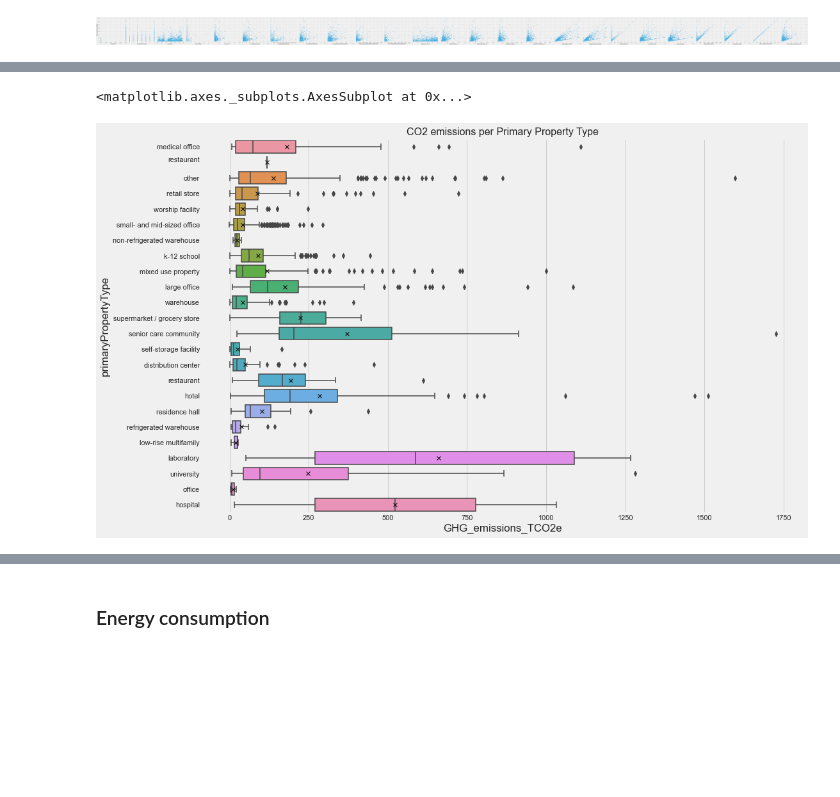
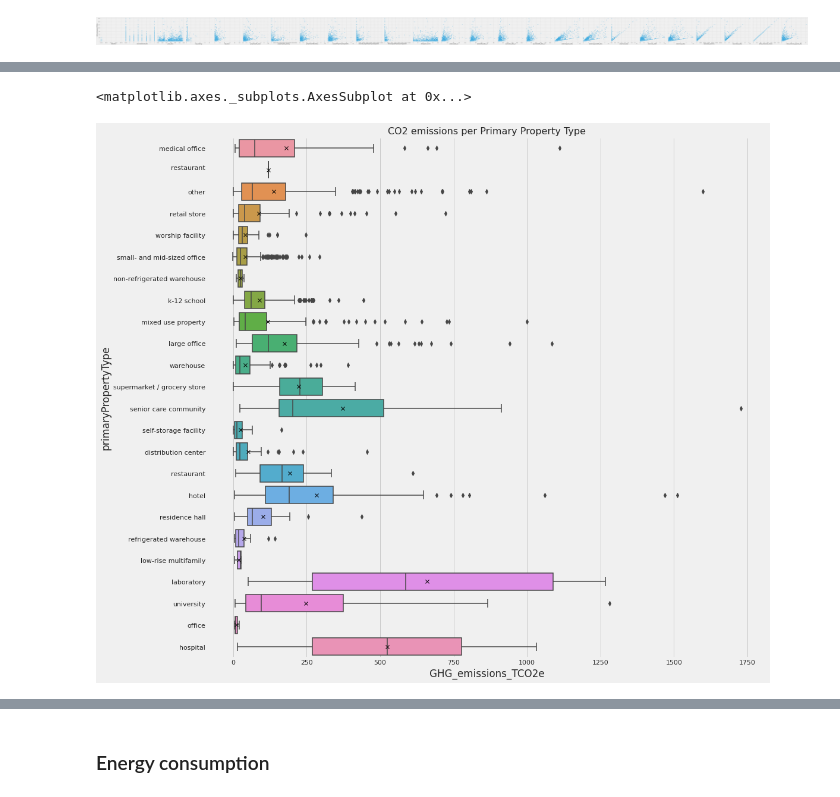
Before and after one commit to FlorianFormentini/OC_IML_P3_EnergyConsumption, a Jupyter notebook: Pelec_01_EDA.ipynb, the cells around one changed output, grey strips where cells are left out. Saved outputs shown, nothing was run; the diff lists cells and outputs as text; code cells hidden in the pictures; blank space fills up the shorter version.

Commit message:
better charts+preprocessing+tuning

```diff
--- a/Pelec_01_EDA.ipynb
+++ b/Pelec_01_EDA.ipynb
@@ -427,8 +416,7 @@ Remaining data : 1697 rows / 49 columns
 # %% [markdown]
 **Useless features**
 # %%
-cols = ['ListOfAllPropertyUseTypes', # list already broken down to the 3 biggest uses
-        'property_name',
+cols = ['property_name',
         'OSEBuildingID',
         'taxParcel_id',
         'address']
@@ -466,4 +449,9 @@ msno.bar(data)
 # %%
+# drop columns w/out data for 2015
+data.drop(columns=[col for col in data.columns if data[col][data['dataYear']==2015].isnull().all()], inplace=True)
+# drop columns w/out data for 2016
+data.drop(columns=[col for col in data.columns if data[col][data['dataYear']==2016].isnull().all()], inplace=True)
+
 # drop columns with less than 20% data
 data = data.dropna(axis=1, thresh= len(data)*0.2, how='all')
 # drop empty rows
@@ -476,4 +461,0 @@ Remaining data : 1697 rows / 32 columns
-# %%
-cols_to_fix = [col for col in data.columns if data[col][data['dataYear']==2016].isnull().all()]
-data.drop(columns=cols_to_fix, inplace=True)
-print("Remaining data : {} rows / {} columns".format(data.shape[0], data.shape[1]))
@@ -506,0 +503,30 @@ dtype: int64
+# %%
+# fill second and third property use type for buildingd which has only one type
+for idx in [idx for idx, r in data.iterrows() if r.propertyUseTypes_list and len(r.propertyUseTypes_list)==1]:
+    if data['LargestPropertyUseType'][idx] == np.nan:
+        data.at[idx,'LargestPropertyUseType'] = data['LargestPropertyUseType'][idx]
+
+    if type(data['SecondLargestPropertyUseType'][idx]) != str:
+        data.at[idx,'SecondLargestPropertyUseType'] = 'No secondary use'
+    if np.isnan(data['SecondLargestPropertyUseTypeGFA'][idx]):
+        data.at[idx,'SecondLargestPropertyUseTypeGFA'] = 0.
+
+    if type(data['ThirdLargestPropertyUseType'][idx]) != str:
+        data.at[idx,'ThirdLargestPropertyUseType'] = 'No third use'
+    if np.isnan(data['ThirdLargestPropertyUseTypeGFA'][idx]):
+        data.at[idx,'ThirdLargestPropertyUseTypeGFA'] = 0.
+
+
+# fill third property use type for buildingd which has only 2 types
+for idx in [idx for idx, r in data.iterrows() if r.propertyUseTypes_list and len(r.propertyUseTypes_list)==2]:
+    if type(data['ThirdLargestPropertyUseType'][idx]) != str:
+        data.at[idx,'ThirdLargestPropertyUseType'] = 'No third use'
+    if np.isnan(data['ThirdLargestPropertyUseTypeGFA'][idx]):
+        data.at[idx,'ThirdLargestPropertyUseTypeGFA'] = 0.
+
+
+# fill last missing PropertyUseTypes
+data.LargestPropertyUseType.fillna("unknown", inplace=True)
+data.SecondLargestPropertyUseType.fillna("unknown", inplace=True)
+data.ThirdLargestPropertyUseType.fillna("unknown", inplace=True)
+# the GFA columns will be imputed before making predictions
@@ -593,15 +634,15 @@ sns.boxplot(y="buildingType", x="GHG_emissions_TCO2e",
 # %%
-fig, ax = plt.subplots(figsize=(15,10))
+fig, ax = plt.subplots(figsize=(15,15))
 ax.set_title('CO2 emissions per Primary Property Type', fontsize=16)
 sns.boxplot(y="primaryPropertyType", x="GHG_emissions_TCO2e",
             data=data,
             ax=ax,
             linewidth=1.5,
             showmeans=True,
             meanprops={"marker":"x", "markeredgecolor":"black"})
 # %% [output]
 <matplotlib.axes._subplots.AxesSubplot at 0x...>
-[figure, old version]
+[figure, new version]
 # %%
 fig, ax = plt.subplots(figsize=(15,10))
 ax.set_title('CO2 emissions per neighborhood', fontsize=16)
```
Also changed, not shown: parts of 72 cells of this notebook, 5 other files.
